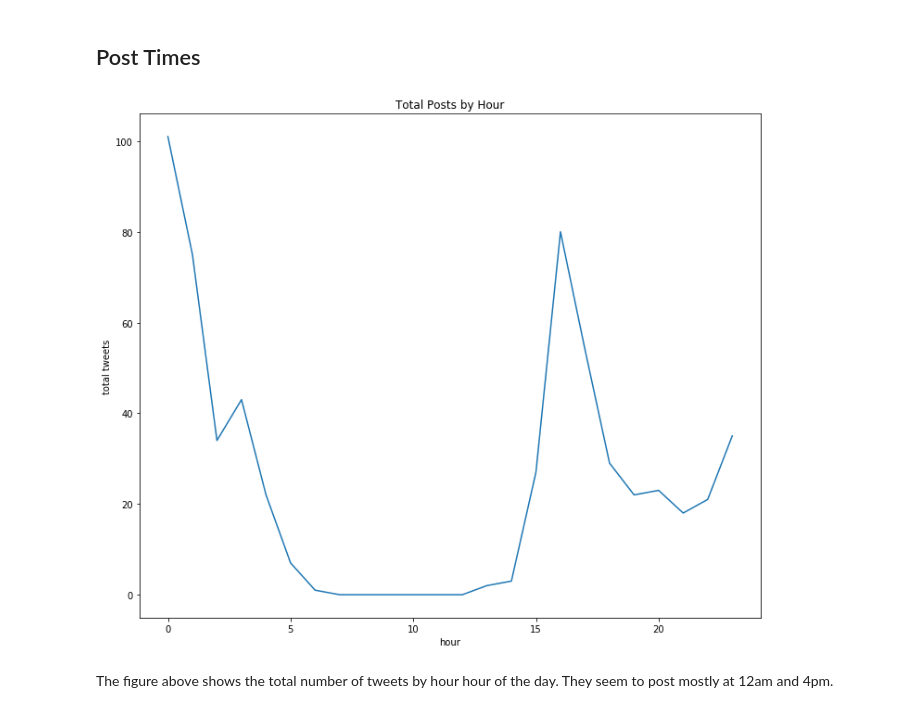
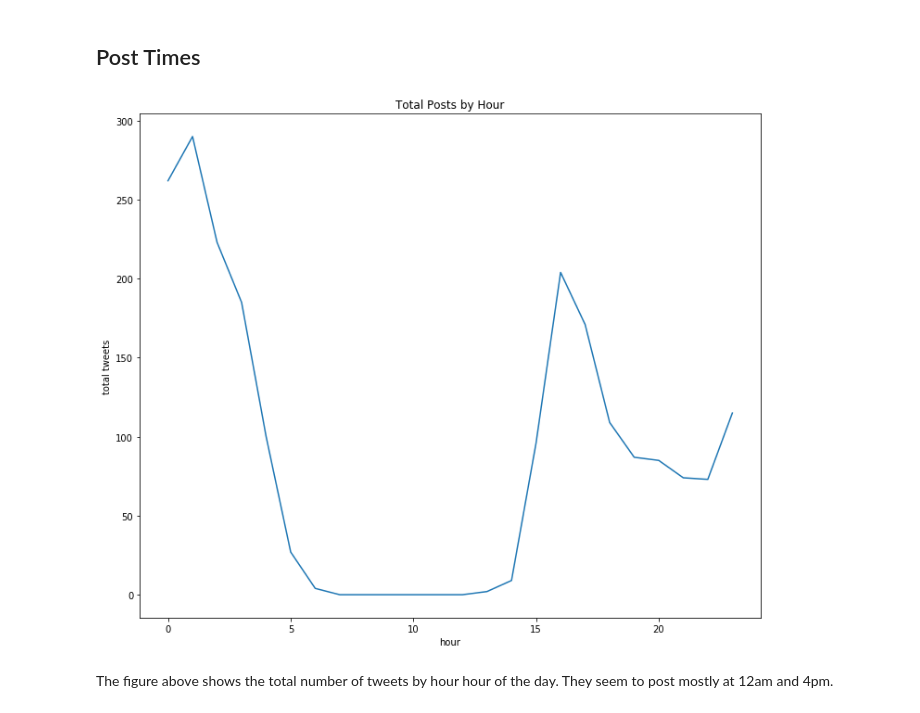
Before and after one commit to JoshuaAidanBeasley/We_Rate_Dogs, a Jupyter notebook: act_report.ipynb, the cells around one changed output. Saved outputs shown, nothing was run; the diff lists cells and outputs as text; code cells hidden in the pictures.

```diff
--- a/act_report.ipynb
+++ b/act_report.ipynb
@@ -13,10 +13,10 @@ The above figure shows the average ratings for a 10,000 samples of 100 dogs for
 With all mean ratings being well above 10/10 though, I'd say they really likes all the dogs.
 # %% [markdown]
 ## Post Times
-# %%
-Image('total tweets by hour.png')
-# %% [output]
-[figure, removed]
+# %%
+Image('post_by_hour.png')
+# %% [output]
+[figure, added]
 # %% [markdown]
 The figure above shows the total number of tweets by hour hour of the day. They seem to post mostly at 12am and 4pm.
 # %% [markdown]
```
Also changed, not shown: parts of 6 cells of this notebook, 5 other files.
